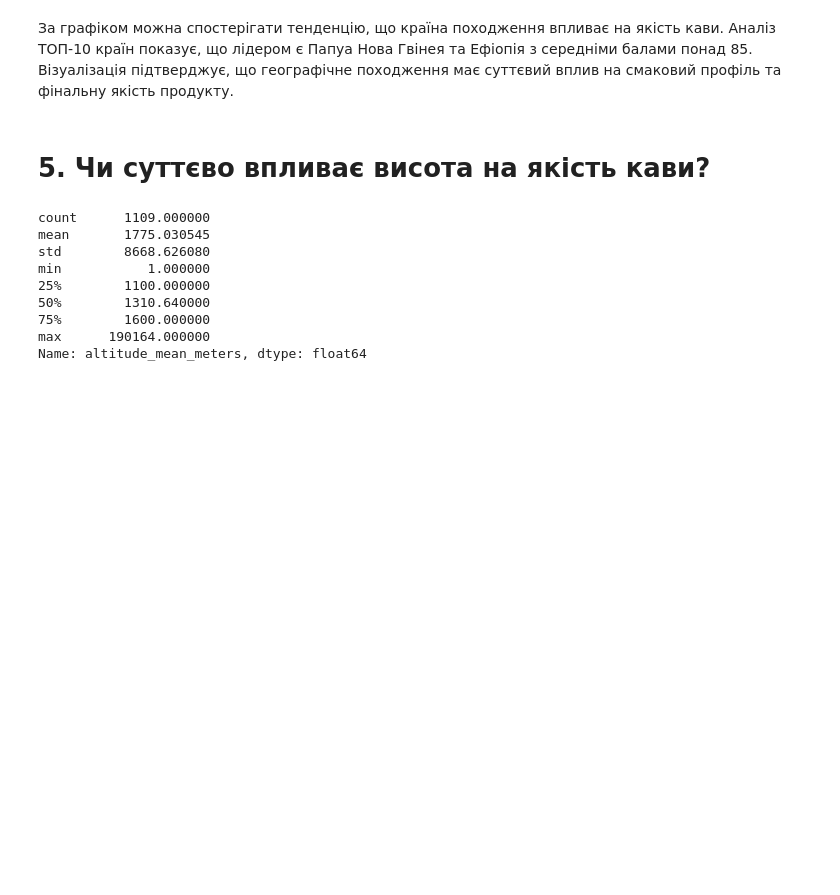
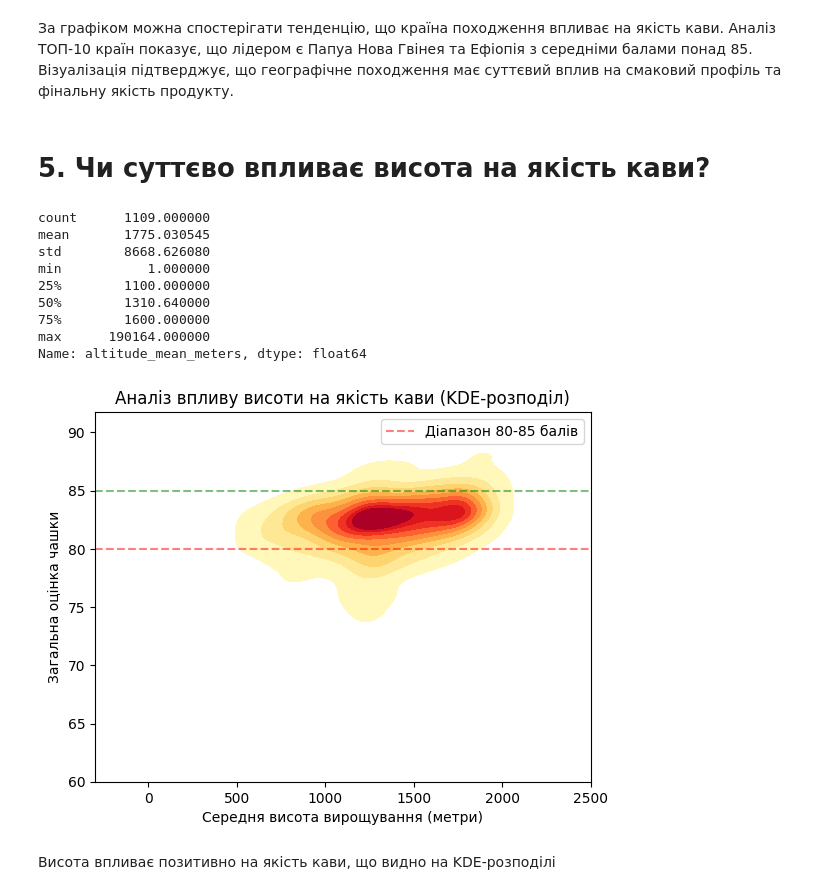
Before and after one commit to anastasiia3006/HW6, a Jupyter notebook: step_project1.ipynb, the cells around one changed output. Cells and saved outputs as stored; diff of their text form; code cells hidden in the pictures; blank space fills up the shorter version.

```diff
--- a/step_project1.ipynb
+++ b/step_project1.ipynb
@@ -214,4 +214,19 @@ min           1.000000
 max      190164.000000
 Name: altitude_mean_meters, dtype: float64
 # %%
-df_clean = df[(df['altitude_mean_meters']>=500) & (df['altitude_mean_meters']<=2000)]
+df_clean = df[(df['altitude_mean_meters']>=500) & (df['altitude_mean_meters']<=2000)& (df['total_cup_points'] > 70)]
+# %%
+sns.kdeplot(x='altitude_mean_meters', y='total_cup_points', data=df_clean, cmap='YlOrRd', fill=True)
+plt.axhline(80, color='red', linestyle='--', alpha=0.5, label='Діапазон 80-85 балів')
+plt.axhline(85, color='green', linestyle='--', alpha=0.5)
+plt.xlim(-300, 2500)
+plt.ylim(60, df_clean['total_cup_points'].max()+2)
+plt.title('Аналіз впливу висоти на якість кави (KDE-розподіл)')
+plt.xlabel('Середня висота вирощування (метри)')
+plt.ylabel('Загальна оцінка чашки')
+plt.legend()
+plt.show()
+# %% [output]
+[figure, added]
+# %% [markdown]
+Висота впливає позитивно на якість кави, що видно на KDE-розподілі
```
